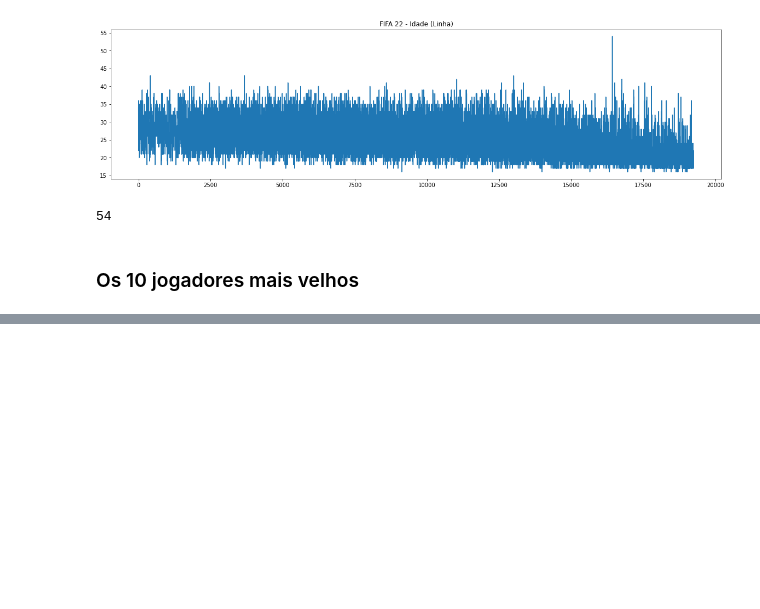
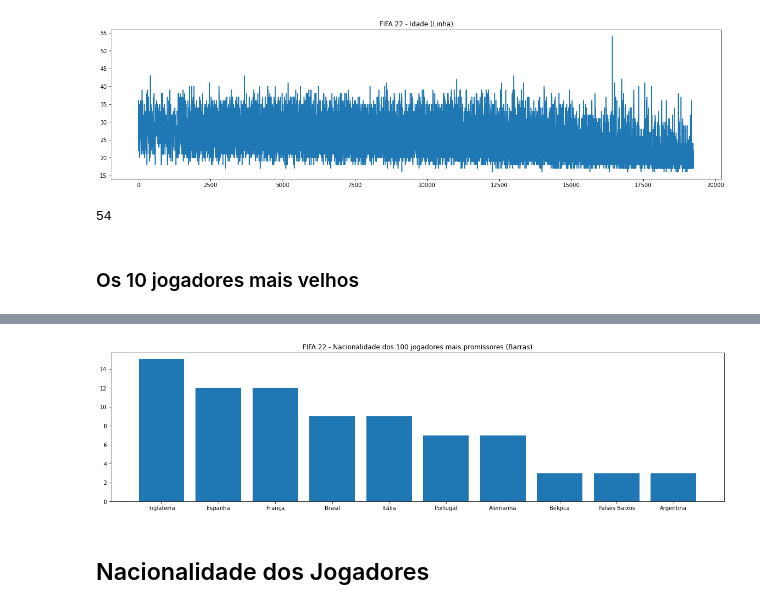
Before and after one commit to leovasc5/exploratory-analysis-of-FIFA-22-data, a Jupyter notebook: curiosidades.ipynb, the cells around one changed output, grey strips where cells are left out. Drawn from its saved outputs; the diff is of its cells as text; code cells hidden in the pictures; blank space fills up the shorter version.

```diff
--- a/curiosidades.ipynb
+++ b/curiosidades.ipynb
@@ -78,0 +81,6 @@ temp.head(10)
+# %%
+temp = df.sort_values(by=['potencial'], ascending=False)
+pd.set_option('display.max_colwidth', 15)
+temp = temp.loc[(temp['crescimento'])> 0]
+temp = temp.loc[(temp['idade']) < 26]
+temp[['nome', 'overall', 'idade', 'overall', 'potencial', 'crescimento', 'posicao_preferida', 'passe_euro', 'salario_euro', 'fim_contrato']].head(100)
@@ -78,0 +107,5 @@ temp.head(10)
+# %%
+temp = temp[:100]
+dados_paises = temp['nacionalidade'].value_counts()
+dados_paises = dados_paises[:10]
+dados_paises.head(15)
@@ -78,0 +124,9 @@ temp.head(10)
+# %%
+plt.title("FIFA 22 - Nacionalidade dos 100 jogadores mais promissores (Barras)")
+paises = ['Inglaterra', 'Espanha', 'França', 'Brasil', 'Itália', 'Portugal', 'Alemanha', 'Bélgica', 'Países Baixos', 'Argentina']
+plt.bar(paises, dados_paises)
+plt.show()
+# %% [output]
+[figure, added]
+# %% [markdown]
+## Nacionalidade dos Jogadores
```
Also changed, not shown: parts of 8 cells of this notebook, 5 other files.
